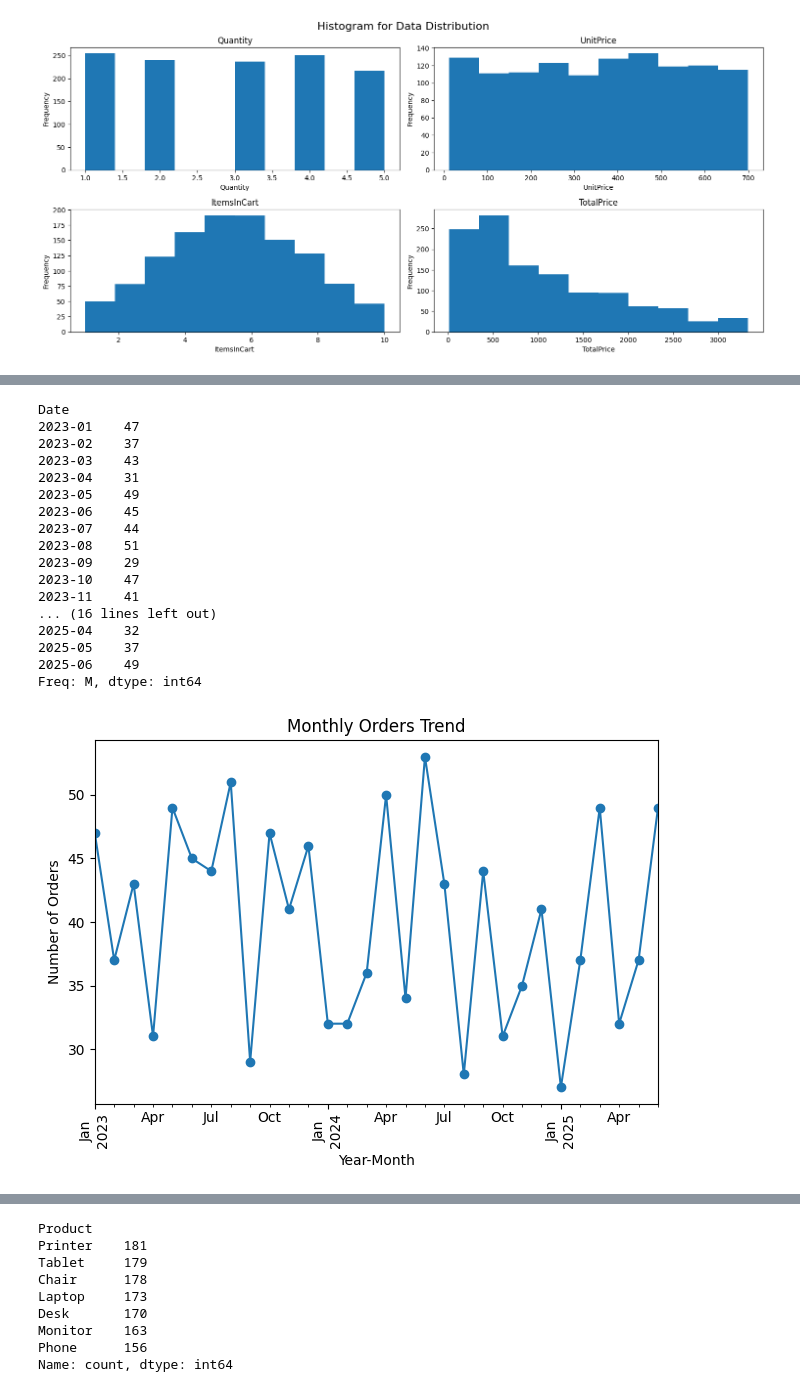
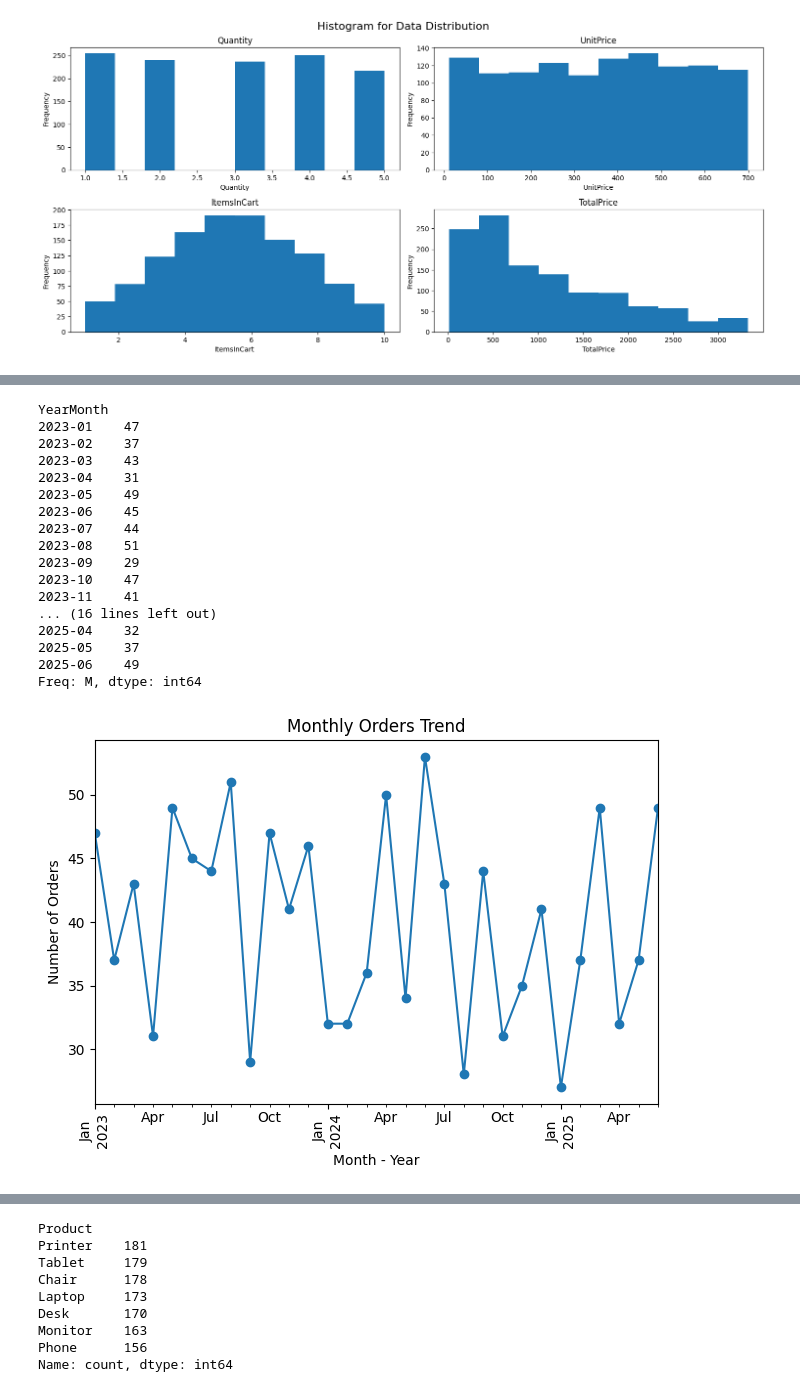
Before and after one commit to avisekbose/DecodeLabs-Internship, a Jupyter notebook: DA_Project 1.ipynb, the cells around one changed output, grey strips where cells are left out. Cells and saved outputs as stored; diff of their text form; code cells hidden in the pictures.

```diff
--- a/DA_Project 1.ipynb
+++ b/DA_Project 1.ipynb
@@ -160,6 +160,3 @@ print(f'Duplicate Rows:{df.duplicated().sum()}') # Identifying Duplicate Rows
 Duplicate Rows:0
 # %%
 df['Date'] = pd.to_datetime(df['Date'], format='%Y-%m-%d', errors='coerce')
-# %%
-df['Calculated_Total'] = df['Quantity'] * df['UnitPrice']
-df[['TotalPrice', 'Calculated_Total']].head()
@@ -263,13 +239,14 @@ Calculated_Total          1.000000
 # %%
-# New Column YearMonth
+# New Column YearMonth & Year
 
 df['YearMonth'] = df['Date'].dt.to_period('M')
+df['Year'] = df['Date'].dt.to_period('Y')
 # %%
 # Trend Analysis
 # Orders over time
-df.groupby(df['Date'].dt.to_period('M')).size()
+df.groupby(df['YearMonth']).size()
 # %% [output]
-Date
+YearMonth
 2023-01    47
 2023-02    37
 2023-03    43
@@ -287,16 +264,15 @@ Date
 2025-06    49
 Freq: M, dtype: int64
 # %%
-MonthlyOrders = df.groupby(df['Date'].dt.to_period('M')).size()
-MonthlyOrders = MonthlyOrders.sort_index()
+MonthlyOrders = df.groupby(df['YearMonth']).size()
 
 plt.figure()
 MonthlyOrders.plot(marker='o')
 plt.title("Monthly Orders Trend")
-plt.xlabel("Year-Month")
+plt.xlabel("Month - Year")
 plt.ylabel("Number of Orders")
 plt.xticks(rotation=90)
 plt.tight_layout()
 plt.show()
 # %% [output]
-[figure, old version]
+[figure, new version]
```
Also changed, not shown: parts of 7 cells of this notebook.
